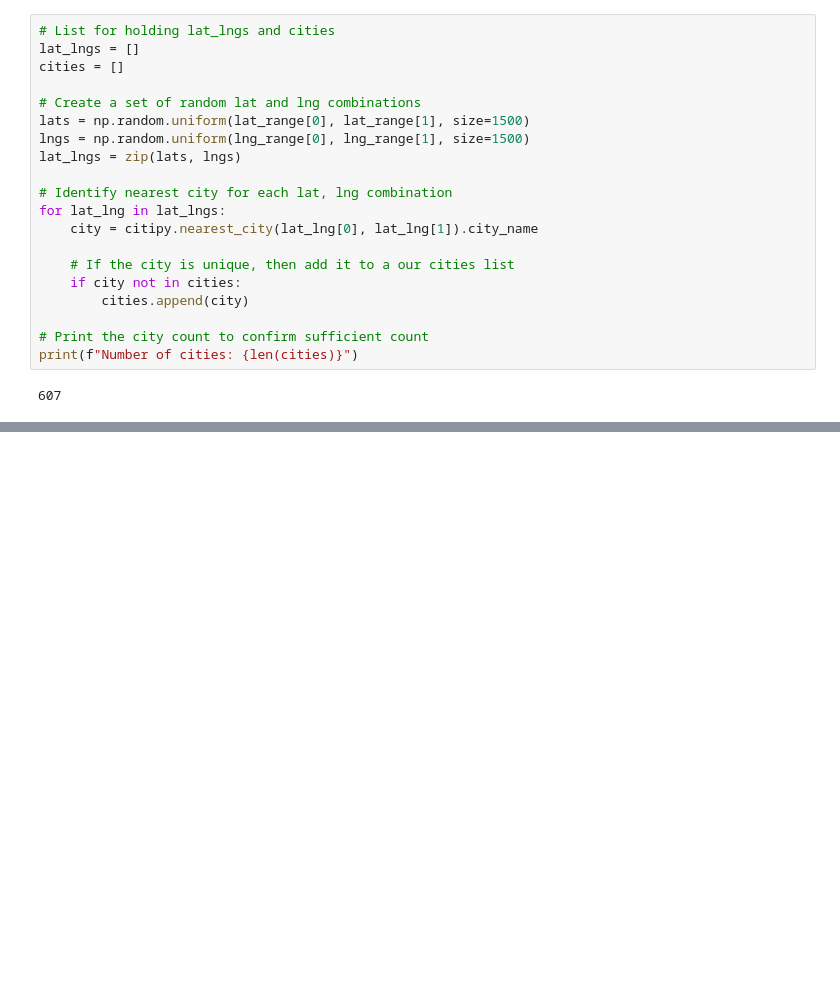
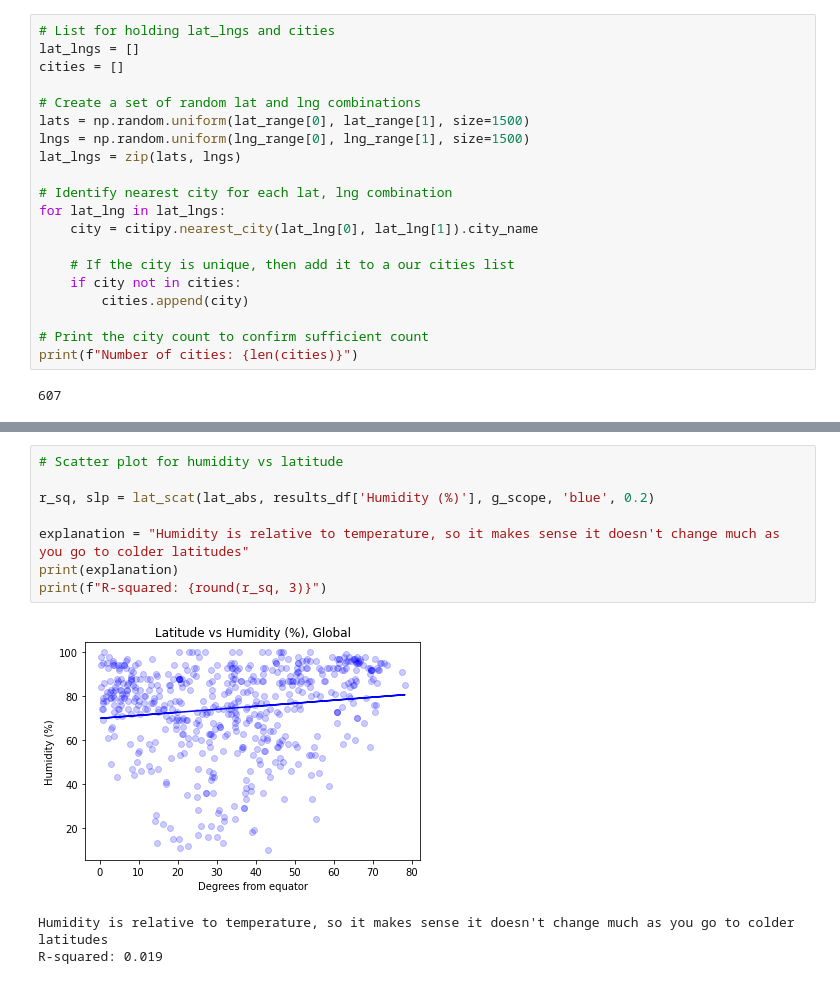
Before and after one commit to sjwyates/python-api-challenge, a Jupyter notebook: WeatherPy/WeatherPy.ipynb, the cells around one changed output, grey strips where cells are left out. Cells and saved outputs as stored; diff of their text form; blank space fills up the shorter version.

```diff
--- a/WeatherPy/WeatherPy.ipynb
+++ b/WeatherPy/WeatherPy.ipynb
@@ -96,0 +146,12 @@ plt.xlabel('Latitude')
+# %%
+# Scatter plot for humidity vs latitude
+
+r_sq, slp = lat_scat(lat_abs, results_df['Humidity (%)'], g_scope, 'blue', 0.2)
+
+explanation = "Humidity is relative to temperature, so it makes sense it doesn't change much as you go to colder latitudes"
+print(explanation)
+print(f"R-squared: {round(r_sq, 3)}")
+# %% [output]
+[figure, added]
+Humidity is relative to temperature, so it makes sense it doesn't change much as you go to colder latitudes
+R-squared: 0.019
```
Also changed, not shown: parts of 14 cells of this notebook.
